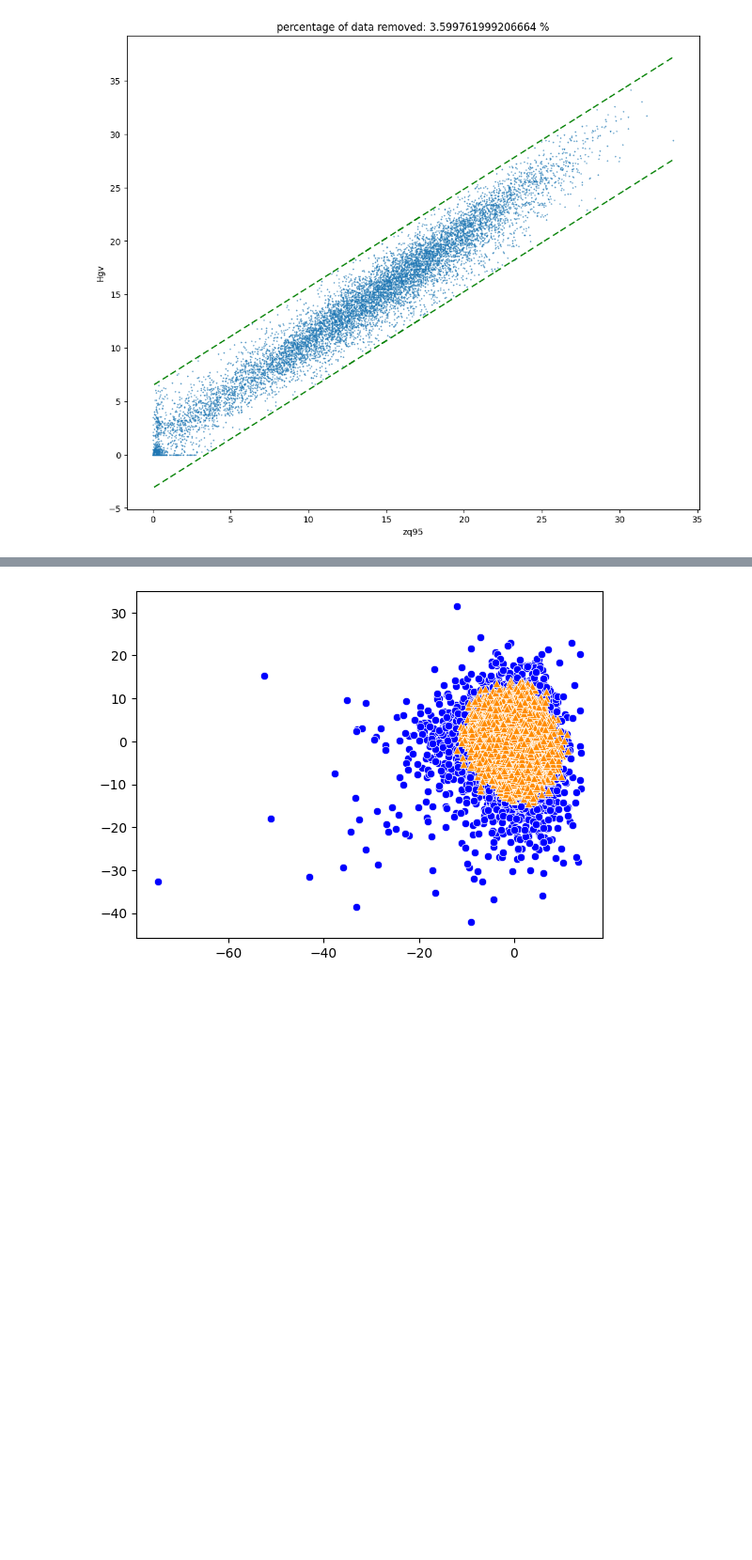
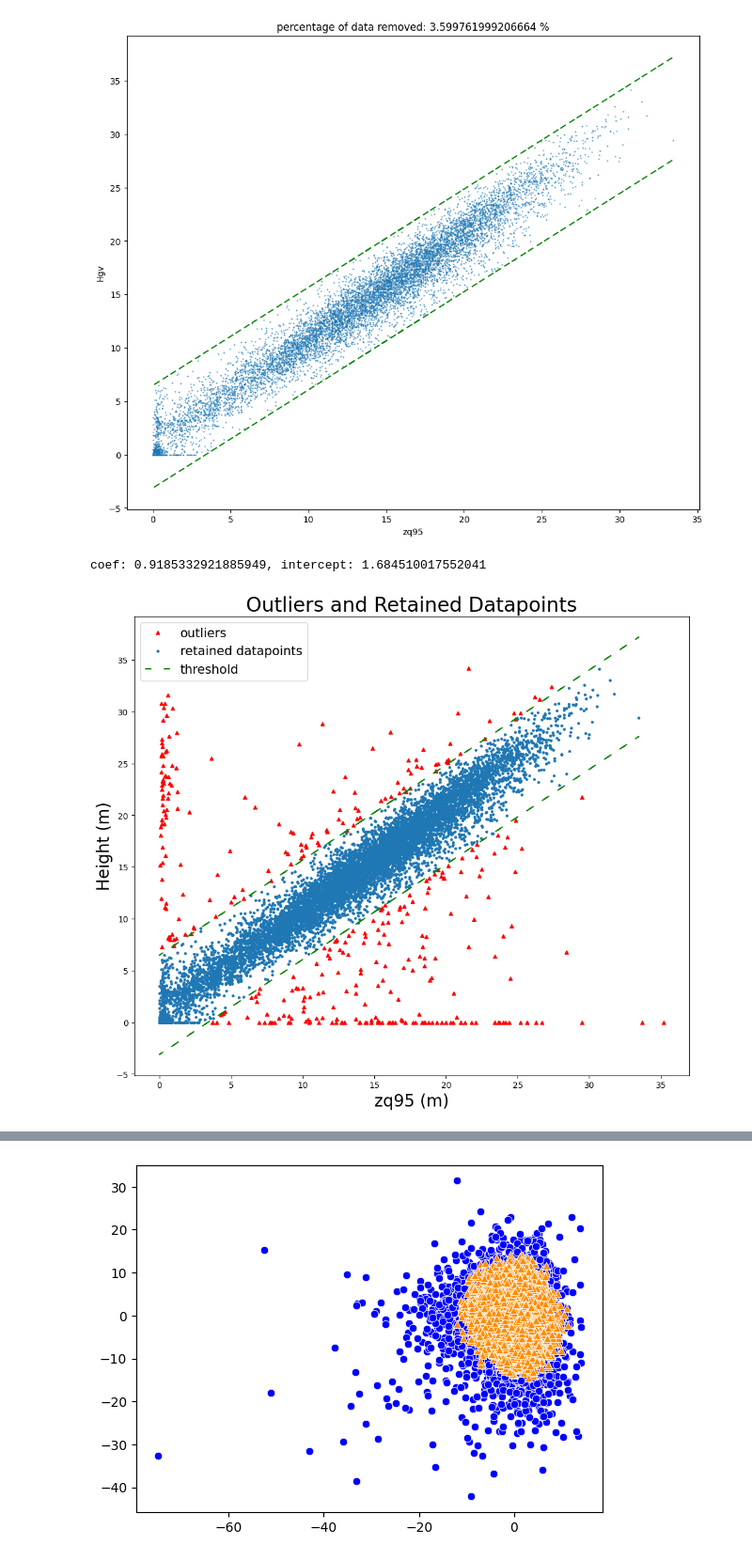
Before and after one commit to DageBjorne/forest-transfer, a Jupyter notebook: Data_cleaning_Sweden.ipynb, the cells around one changed output, grey strips where cells are left out. Shown: that part at 94% size. Saved outputs shown, nothing was run; the diff lists cells and outputs as text; code cells hidden in the pictures; blank space fills up the shorter version.

```diff
--- a/Data_cleaning_Sweden.ipynb
+++ b/Data_cleaning_Sweden.ipynb
@@ -129,6 +129,42 @@ plt.title(f'percentage of data removed: {((len(merged_data) - len(merged_data_cl
 coef: 0.9185332921885949, intercept: 1.684510017552041
 Text(0.5, 1.0, 'percentage of data removed: 3.599761999206664 %')
 [figure]
+# %%
+#construct a nice data cleaning image
+margin_pos = 4.8 #adjust this if needed
+margin_neg = -4.8
+merged_data_cleaned = merged_data
+z95s = np.array(merged_data['zq95']).reshape(-1, 1)
+heights = merged_data['Hgv']
+reg = LinearRegression().fit(z95s, heights)
+a = reg.coef_[0]
+b = reg.intercept_
+print(f'coef: {a}, intercept: {b}')
+
+indices_to_keep = []
+for index, row in merged_data_cleaned.iterrows():
+    height = row['Hgv']
+    zq95 = row['zq95']
+    pred_height = a* zq95 + b
+    if margin_neg < height - pred_height < margin_pos:
+        indices_to_keep.append(index)
+
+merged_data_cleaned = merged_data_cleaned.loc[indices_to_keep]
+m = merged_data.drop(index=indices_to_keep)
+plt.figure(figsize = (12,10))
+plt.plot(m['zq95'], m['Hgv'], '.', markersize = 4, color = 'r', marker = '^')
+plt.plot(merged_data_cleaned['zq95'], merged_data_cleaned['Hgv'], '.', markersize = 5)
+plt.plot(merged_data_cleaned['zq95'], a* merged_data_cleaned['zq95'] + b + margin_pos, '--', color = 'g', dashes = (5,10))
+plt.plot(merged_data_cleaned['zq95'], a* merged_data_cleaned['zq95'] + b + margin_neg, '--', color = 'g', dashes = (5,10))
+plt.xlabel('zq95 (m)', fontsize = 20)
+plt.ylabel('Height (m)', fontsize = 20)
+#check ow much data is removed
+plt.title('Outliers and Retained Datapoints', fontsize = 24)
+plt.legend(['outliers', 'retained datapoints', 'threshold'], fontsize  = 15, markerscale = 1.0)
+plt.savefig('viz/outlier_reduction.png', bbox_inches = 'tight', pad_inches = 0.1, dpi = 300)
+# %% [output]
+coef: 0.9185332921885949, intercept: 1.684510017552041
+[figure, added]
 # %%
 #print the final dataset
 merged_data_cleaned
```
Also changed, not shown: 10 other files.
